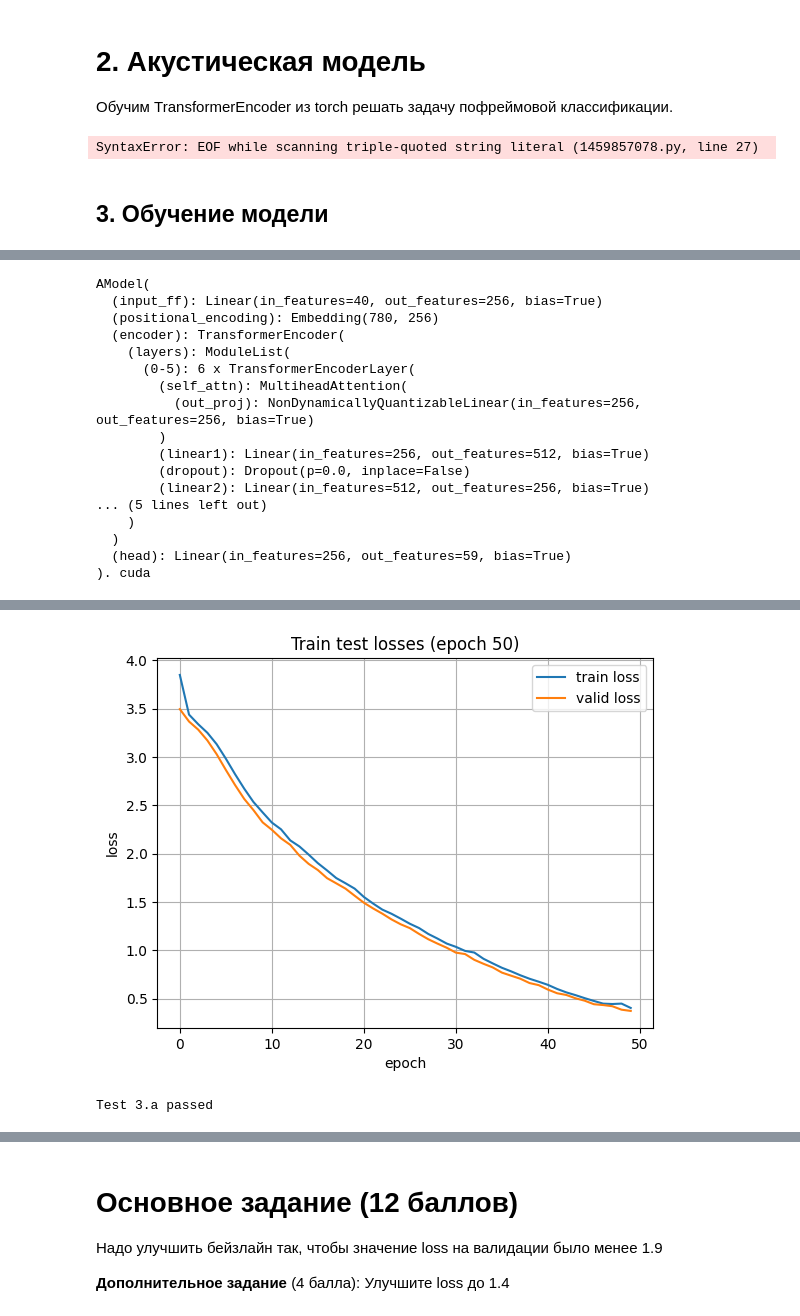
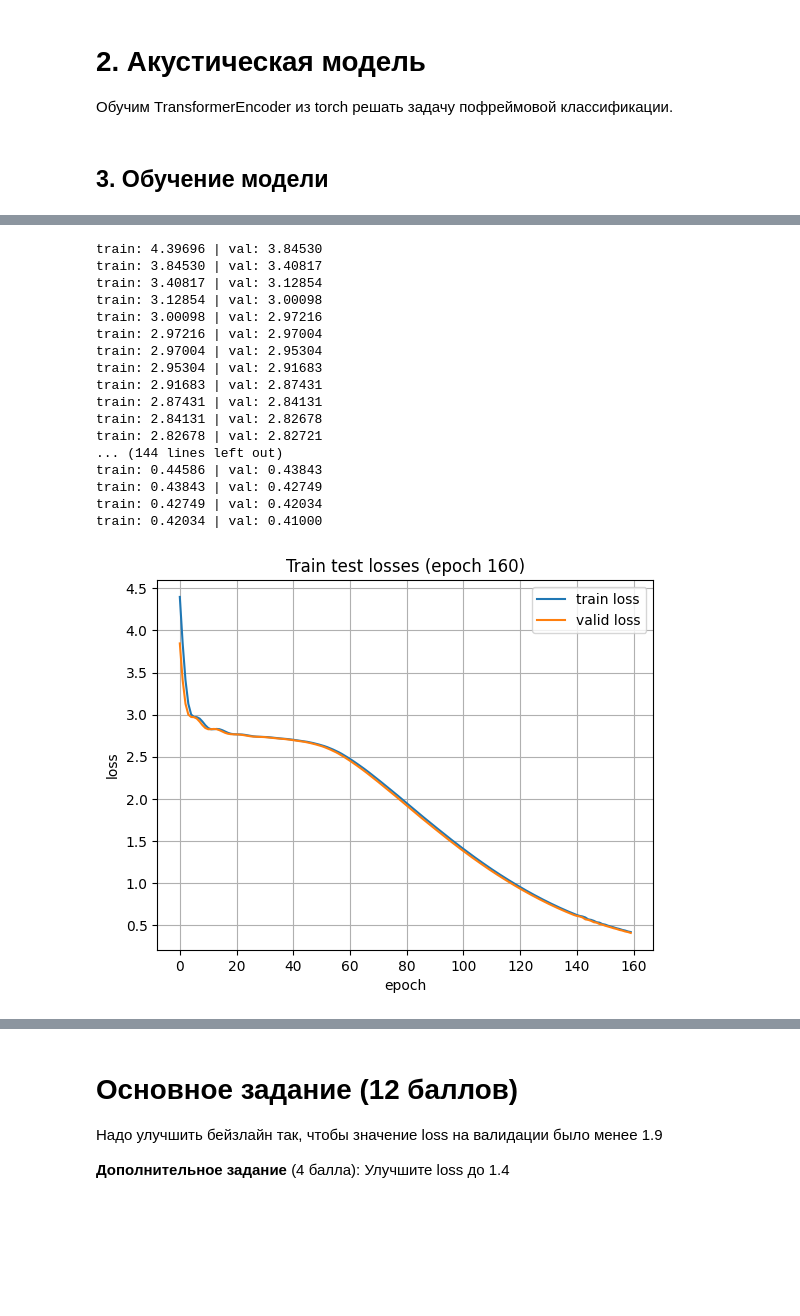
Before and after one commit to medbar/asr_itmo24, a Jupyter notebook: asr_lab3.ipynb, the cells around one changed output, grey strips where cells are left out. Saved outputs shown, nothing was run; the diff lists cells and outputs as text; code cells hidden in the pictures; blank space fills up the shorter version.

```diff
--- a/asr_lab3.ipynb
+++ b/asr_lab3.ipynb
@@ -604,37 +560,6 @@ class FeatsPhoneDataset(TimitDataset):
 # 2. Акустическая модель
 
 Обучим TransformerEncoder из torch решать задачу пофреймовой классификации.
-# %%
-''''
-class AModel(nn.Module):
-    def __init__(self, feats_dim, out_dim,  dim=128, num_layers=4, ff_dim=256, dropout=0.1, nhead=4, max_len=780):
-        super().__init__()
-        self.feats_dim = feats_dim
-        self.max_len=max_len
-        self.input_ff = nn.Linear(feats_dim, dim)
-        self.positional_encoding = nn.Embedding(max_len, dim)
-        layer = torch.nn.TransformerEncoderLayer(d_model=dim,
-                                                 nhead=nhead,
-                                                 dim_feedforward=ff_dim,
-                                                 dropout=dropout,
-                                                 batch_first=False)
-        self.encoder = torch.nn.TransformerEncoder(encoder_layer=layer, num_layers=num_layers)
-
-        self.head = nn.Linear(dim, out_dim)
-
-    def forward(self, feats, src_key_padding_mask=None, **kwargs):
-        #TODO
-        # реализуйте прямой проход модели.
-        # Фичи подаются на первый ff слой,
-        # к результату прибавляются позиционные эмбединги.
-        # Далее фреймы обрабатываются трансформером
-        # и финализируются с помощью головы
-        pass
-
-        return logits # (Time, Batch, Phones)
-        '''
-# %% [output]
-SyntaxError: EOF while scanning triple-quoted string literal (1459857078.py, line 27)
 # %%
 class AModel(nn.Module):
     def __init__(self, feats_dim, out_dim, dim=128, num_layers=4, ff_dim=256, dropout=0.1, nhead=4, max_len=780):
@@ -789,8 +714,8 @@ def overfit_one_batch_check():
 
     print('train_dataset')
 
-    train_dataloader = torch.utils.data.DataLoader(train_dataset, batch_size=1, collate_fn=train_dataset.collate_pad)
-    test_dataloader = torch.utils.data.DataLoader(train_dataset, batch_size=1, collate_fn=train_dataset.collate_pad)
+    train_dataloader = torch.utils.data.DataLoader(train_dataset, batch_size=32, collate_fn=train_dataset.collate_pad)
+    test_dataloader = torch.utils.data.DataLoader(train_dataset, batch_size=32, collate_fn=train_dataset.collate_pad)
 
     trainer = Trainer(model=AModel(feats_dim=fe.feats_dim,
                                    out_dim=max(PHONE2ID.values()) + 1,
@@ -803,7 +728,7 @@ def overfit_one_batch_check():
                       phone2id=PHONE2ID, device='cuda') #device='cuda'
 
     # only one batch. The model must learn it by heart
-    losses, val_losses = trainer.fit(train_dataloader, 50, valid_dataloader=test_dataloader, plot_losses=False)#160
+    losses, val_losses = trainer.fit(train_dataloader, 160, valid_dataloader=test_dataloader, plot_losses=False)#160
 
     trainer.plot_losses(losses, val_losses)
 
@@ -818,17 +758,18 @@ train_dataset
-AModel(
-  (input_ff): Linear(in_features=40, out_features=256, bias=True)
-  (positional_encoding): Embedding(780, 256)
-  (encoder): TransformerEncoder(
-    (layers): ModuleList(
-      (0-5): 6 x TransformerEncoderLayer(
-        (self_attn): MultiheadAttention(
-          (out_proj): NonDynamicallyQuantizableLinear(in_features=256, out_features=256, bias=True)
-        )
-        (linear1): Linear(in_features=256, out_features=512, bias=True)
-        (dropout): Dropout(p=0.0, inplace=False)
-        (linear2): Linear(in_features=512, out_features=256, bias=True)
-... (5 lines left out)
-    )
-  )
-  (head): Linear(in_features=256, out_features=59, bias=True)
-). cuda
+train: 4.39696 | val: 3.84530
+train: 3.84530 | val: 3.40817
+train: 3.40817 | val: 3.12854
+train: 3.12854 | val: 3.00098
+train: 3.00098 | val: 2.97216
+train: 2.97216 | val: 2.97004
+train: 2.97004 | val: 2.95304
+train: 2.95304 | val: 2.91683
+train: 2.91683 | val: 2.87431
+train: 2.87431 | val: 2.84131
+train: 2.84131 | val: 2.82678
+train: 2.82678 | val: 2.82721
+... (144 lines left out)
+train: 0.44586 | val: 0.43843
+train: 0.43843 | val: 0.42749
+train: 0.42749 | val: 0.42034
+train: 0.42034 | val: 0.41000
+[figure, new version]
@@ -852,5 +777,3 @@ train: 0.40376 | val: 0.37322
-[figure, old version]
-Test 3.a passed
 # %%
 
 def experiment():
```
Also changed, not shown: parts of 4 cells of this notebook.
